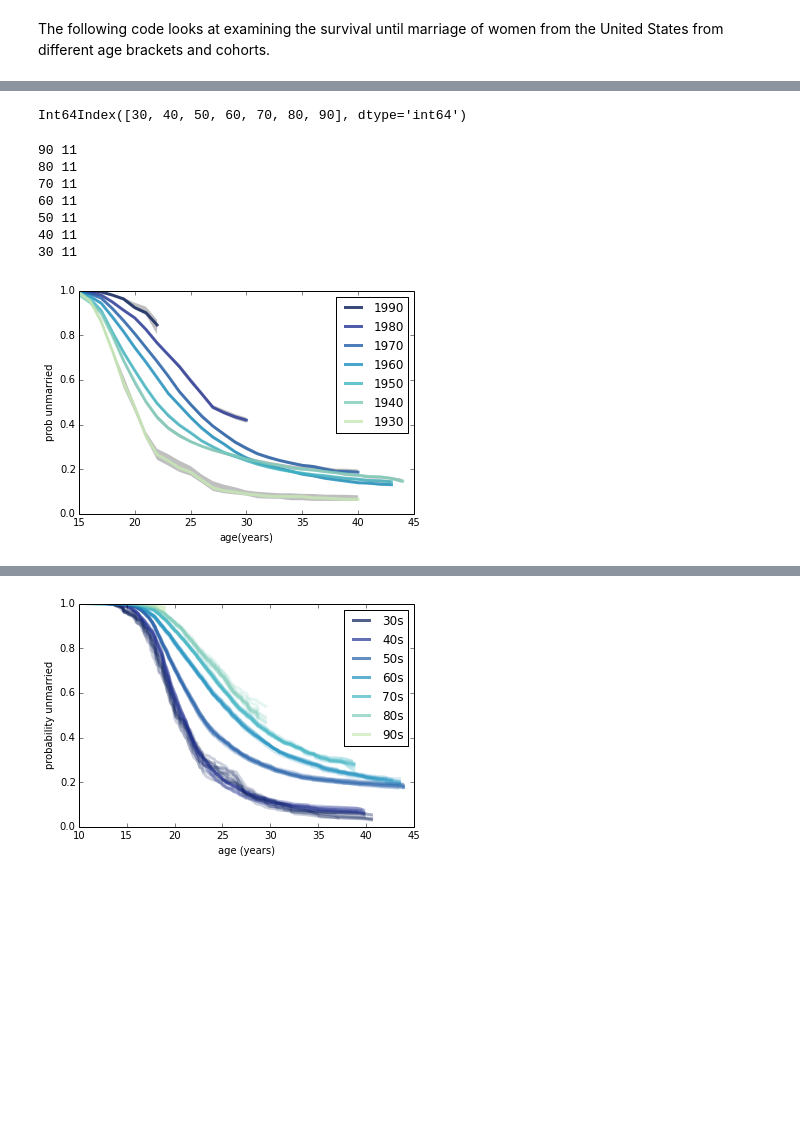
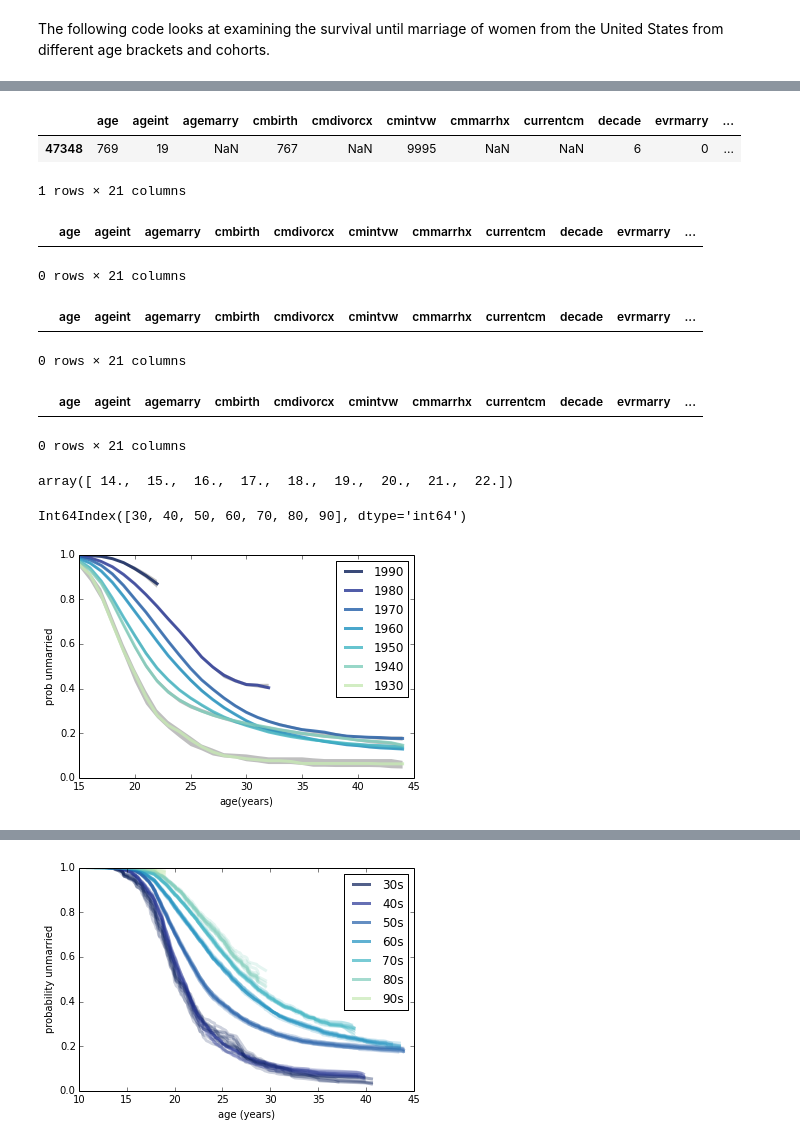
Before and after one commit to AllenDowney/MarriageNSFG, a Jupyter notebook: marriage.ipynb, the cells around one changed output, grey strips where cells are left out. Cells and saved outputs as stored; diff of their text form; code cells hidden in the pictures; blank space fills up the shorter version.

```diff
--- a/marriage.ipynb
+++ b/marriage.ipynb
@@ -102,0 +37,3 @@ resp
+# %%
+df = pandas.concat(resps, ignore_index=True)
+df
@@ -107,4 +63,4 @@ def ResampleRespsWeighted(resps):
     sample = pandas.concat(samples, ignore_index=True)
     return sample
 
-df = ResampleRespsWeighted(resps)
+sample = ResampleRespsWeighted(resps)
@@ -111,4 +69,4 @@ df = ResampleRespsWeighted(resps)
 # %%
-pt = df.pivot_table(index='birth_index', columns='age_index', values='age', aggfunc=len)
+pt = df.pivot_table(index='birth_index', columns='age_index', values='age', aggfunc=len, fill_value=0)
 pt
 # %% [output]
@@ -138,6 +114,31 @@ df.pivot_table(rows='birth_index', columns='agemarry_index',  values='age', aggf
+# %%
+df[(df.birth_index==60) & (df.age>45.5)]
+# %% [output]
+|  | age | ageint | agemarry | cmbirth | cmdivorcx | cmintvw | cmmarrhx | currentcm | decade | evrmarry | ... |
+| 47348 | 769 | 19 | NaN | 767 | NaN | 9995 | NaN | NaN | 6 | 0 | ... |
+1 rows × 21 columns
+# %%
+df[(df.birth_index==50) & (df.age>45.5)]
+# %% [output]
+|  | age | ageint | agemarry | cmbirth | cmdivorcx | cmintvw | cmmarrhx | currentcm | decade | evrmarry | ... |
+0 rows × 21 columns
+# %%
+df[(df.birth_index==40) & (df.age>45.5)]
+# %% [output]
+|  | age | ageint | agemarry | cmbirth | cmdivorcx | cmintvw | cmmarrhx | currentcm | decade | evrmarry | ... |
+0 rows × 21 columns
+# %%
+df[(df.birth_index==30) & (df.age>45.5)]
+# %% [output]
+|  | age | ageint | agemarry | cmbirth | cmdivorcx | cmintvw | cmmarrhx | currentcm | decade | evrmarry | ... |
+0 rows × 21 columns
 # %%
 reload(marriage)
-sf_map = marriage.ResampleSurvivalByBirth(resps, iters=11)
+sf_map = marriage.EstimateSurvivalByCohort(resps, iters=11)
+# %%
+sf_map[90][0].ts
+# %% [output]
+array([ 14.,  15.,  16.,  17.,  18.,  19.,  20.,  21.,  22.])
 # %%
 year_indices = pt.index
 year_indices
@@ -146,15 +147,8 @@ Int64Index([30, 40, 50, 60, 70, 80, 90], dtype='int64')
 # %%
 reload(marriage)
 remap = {k:sf_map[k] for k in year_indices}
-marriage.PlotSurvivalFunctionByDecade(remap)
+marriage.PlotSurvivalFunctions(remap)
 # %% [output]
-90 11
-80 11
-70 11
-60 11
-50 11
-40 11
-30 11
-[figure, old version]
+[figure, new version]
 # %%
 reload(marriage)
```
Also changed, not shown: parts of 14 cells of this notebook, 1 other file.
